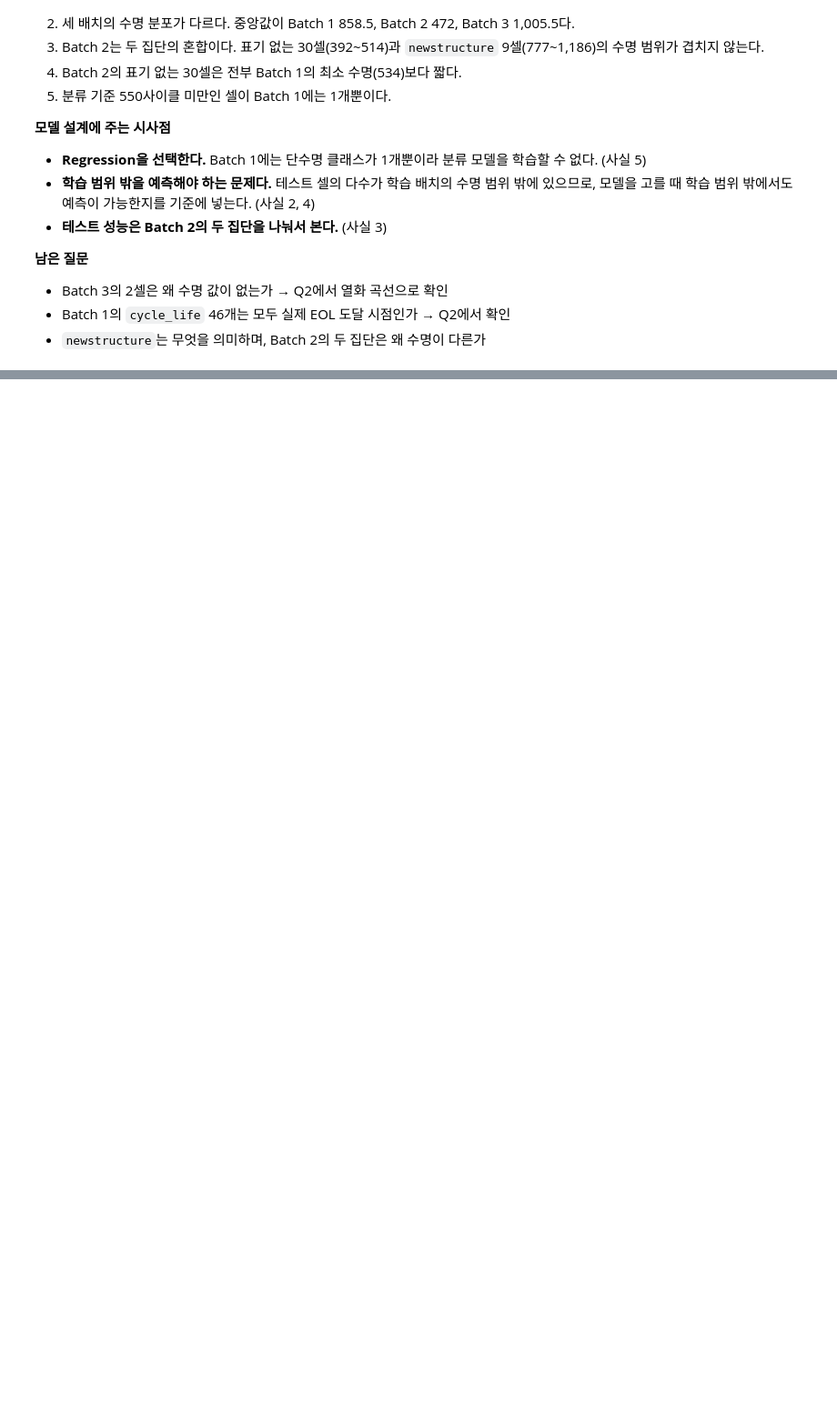
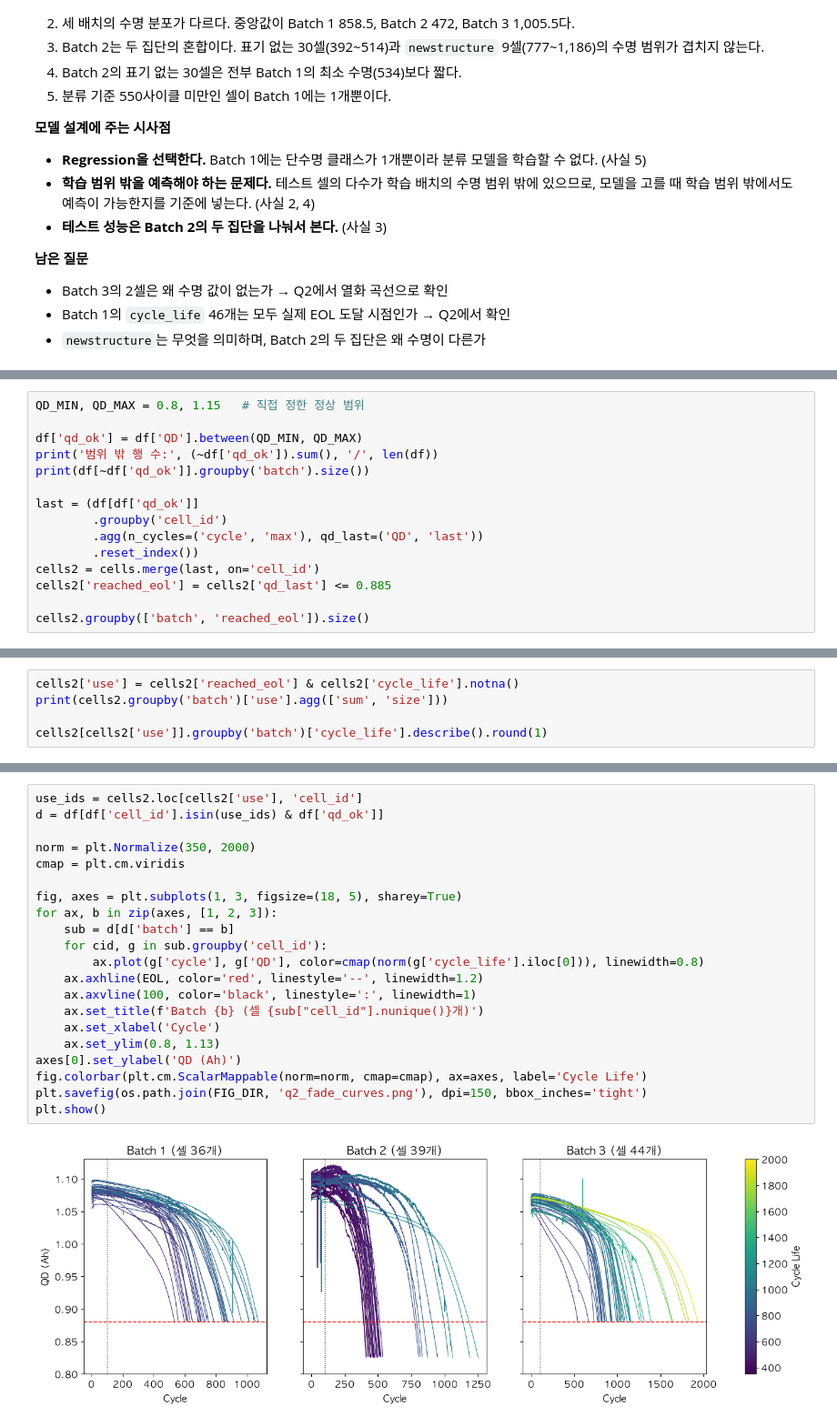
Before and after one commit to kyubin0973/DA-mini, a Jupyter notebook: notebooks/01_EDA.ipynb, the cells around one changed output, grey strips where cells are left out. Shown at 91% size. Cells and saved outputs as stored; diff of their text form; blank space fills up the shorter version.

```diff
--- a/notebooks/01_EDA.ipynb
+++ b/notebooks/01_EDA.ipynb
@@ -314,0 +420,15 @@ ratio
+# %%
+QD_MIN, QD_MAX = 0.8, 1.15   # 직접 정한 정상 범위
+
+df['qd_ok'] = df['QD'].between(QD_MIN, QD_MAX)
+print('범위 밖 행 수:', (~df['qd_ok']).sum(), '/', len(df))
+print(df[~df['qd_ok']].groupby('batch').size())
+
+last = (df[df['qd_ok']]
+        .groupby('cell_id')
+        .agg(n_cycles=('cycle', 'max'), qd_last=('QD', 'last'))
+        .reset_index())
+cells2 = cells.merge(last, on='cell_id')
+cells2['reached_eol'] = cells2['qd_last'] <= 0.885
+
+cells2.groupby(['batch', 'reached_eol']).size()
@@ -314,0 +489,5 @@ ratio
+# %%
+cells2['use'] = cells2['reached_eol'] & cells2['cycle_life'].notna()
+print(cells2.groupby('batch')['use'].agg(['sum', 'size']))
+
+cells2[cells2['use']].groupby('batch')['cycle_life'].describe().round(1)
@@ -314,0 +523,23 @@ ratio
+# %%
+use_ids = cells2.loc[cells2['use'], 'cell_id']
+d = df[df['cell_id'].isin(use_ids) & df['qd_ok']]
+
+norm = plt.Normalize(350, 2000)
+cmap = plt.cm.viridis
+
+fig, axes = plt.subplots(1, 3, figsize=(18, 5), sharey=True)
+for ax, b in zip(axes, [1, 2, 3]):
+    sub = d[d['batch'] == b]
+    for cid, g in sub.groupby('cell_id'):
+        ax.plot(g['cycle'], g['QD'], color=cmap(norm(g['cycle_life'].iloc[0])), linewidth=0.8)
+    ax.axhline(EOL, color='red', linestyle='--', linewidth=1.2)
+    ax.axvline(100, color='black', linestyle=':', linewidth=1)
+    ax.set_title(f'Batch {b} (셀 {sub["cell_id"].nunique()}개)')
+    ax.set_xlabel('Cycle')
+    ax.set_ylim(0.8, 1.13)
+axes[0].set_ylabel('QD (Ah)')
+fig.colorbar(plt.cm.ScalarMappable(norm=norm, cmap=cmap), ax=axes, label='Cycle Life')
+plt.savefig(os.path.join(FIG_DIR, 'q2_fade_curves.png'), dpi=150, bbox_inches='tight')
+plt.show()
+# %% [output]
+[figure, added]
```
Also changed, not shown: parts of 27 cells of this notebook, 2 other files.
